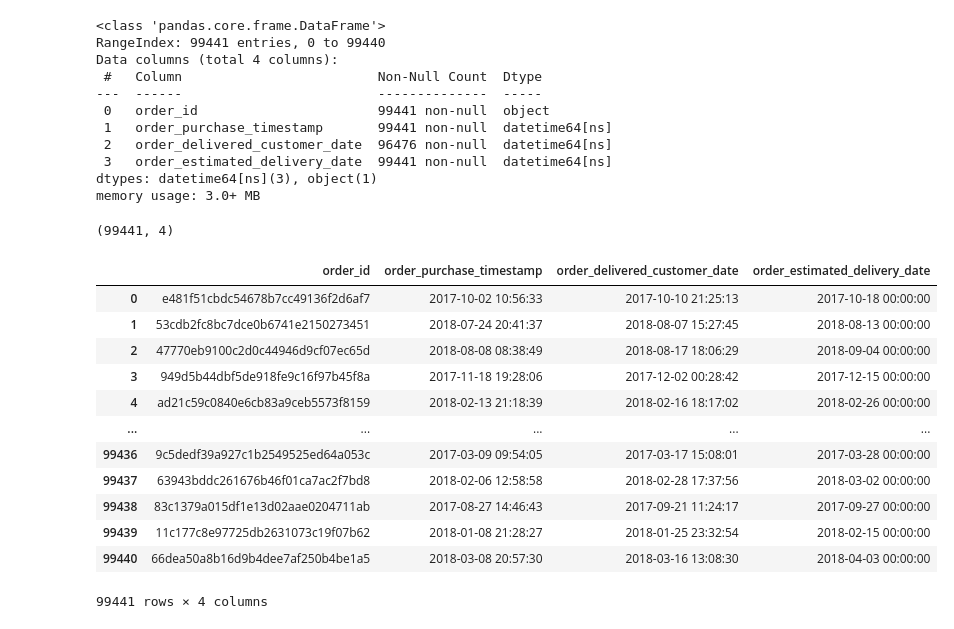
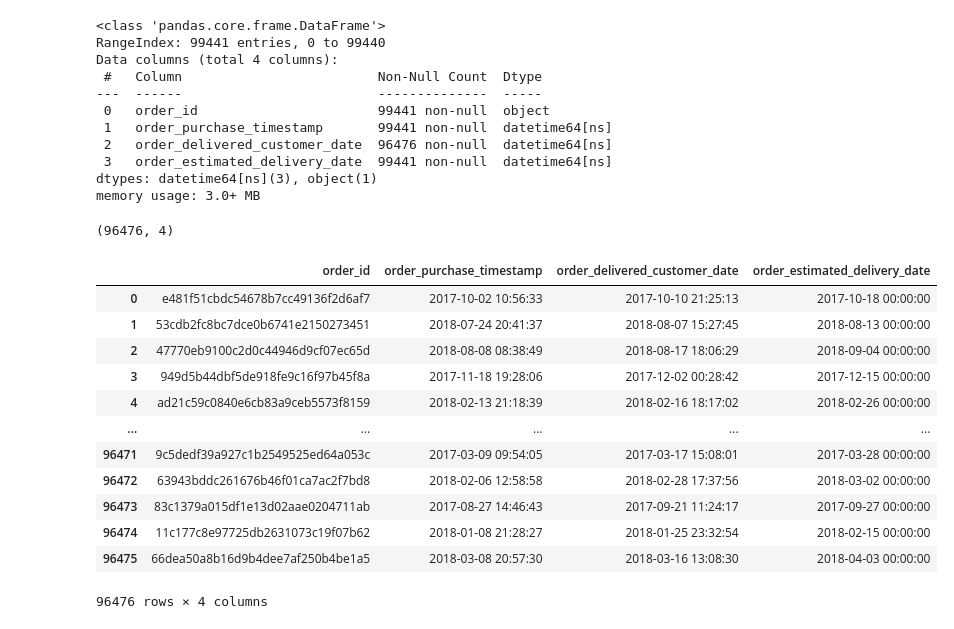
Before and after one commit to MDayvson/Ciencia-de-Dados, a Jupyter notebook: Ciência de Dados Impressionador/18. Utilizando o SQL com dados reais de venda/5. exercicio.ipynb, the cells around one changed output. Saved outputs shown, nothing was run; the diff lists cells and outputs as text; code cells hidden in the pictures.

```diff
--- a/Ciência de Dados Impressionador/18. Utilizando o SQL com dados reais de venda/5. exercicio.ipynb
+++ b/Ciência de Dados Impressionador/18. Utilizando o SQL com dados reais de venda/5. exercicio.ipynb
@@ -121,26 +121,27 @@ memory usage: 3.0+ MB
 # %%
 # mostrando as colunas de interesse
 pedidos = executa_consulta('SELECT order_id, \
                            order_purchase_timestamp, \
                            order_delivered_customer_date, \
                            order_estimated_delivery_date \
-                           FROM orders')
+                           FROM orders \
+                           WHERE order_delivered_customer_date IS NOT NULL')
 pedidos
 # %% [output]
-(99441, 4)
+(96476, 4)
 |  | order_id | order_purchase_timestamp | order_delivered_customer_date | order_estimated_delivery_date |
 | 0 | e481f51cbdc54678b7cc49136f2d6af7 | 2017-10-02 10:56:33 | 2017-10-10 21:25:13 | 2017-10-18 00:00:00 |
 | 1 | 53cdb2fc8bc7dce0b6741e2150273451 | 2018-07-24 20:41:37 | 2018-08-07 15:27:45 | 2018-08-13 00:00:00 |
 | 2 | 47770eb9100c2d0c44946d9cf07ec65d | 2018-08-08 08:38:49 | 2018-08-17 18:06:29 | 2018-09-04 00:00:00 |
 | 3 | 949d5b44dbf5de918fe9c16f97b45f8a | 2017-11-18 19:28:06 | 2017-12-02 00:28:42 | 2017-12-15 00:00:00 |
 | 4 | ad21c59c0840e6cb83a9ceb5573f8159 | 2018-02-13 21:18:39 | 2018-02-16 18:17:02 | 2018-02-26 00:00:00 |
 | ... | ... | ... | ... | ... |
-| 99436 | 9c5dedf39a927c1b2549525ed64a053c | 2017-03-09 09:54:05 | 2017-03-17 15:08:01 | 2017-03-28 00:00:00 |
-| 99437 | 63943bddc261676b46f01ca7ac2f7bd8 | 2018-02-06 12:58:58 | 2018-02-28 17:37:56 | 2018-03-02 00:00:00 |
-| 99438 | 83c1379a015df1e13d02aae0204711ab | 2017-08-27 14:46:43 | 2017-09-21 11:24:17 | 2017-09-27 00:00:00 |
-| 99439 | 11c177c8e97725db2631073c19f07b62 | 2018-01-08 21:28:27 | 2018-01-25 23:32:54 | 2018-02-15 00:00:00 |
-| 99440 | 66dea50a8b16d9b4dee7af250b4be1a5 | 2018-03-08 20:57:30 | 2018-03-16 13:08:30 | 2018-04-03 00:00:00 |
+| 96471 | 9c5dedf39a927c1b2549525ed64a053c | 2017-03-09 09:54:05 | 2017-03-17 15:08:01 | 2017-03-28 00:00:00 |
+| 96472 | 63943bddc261676b46f01ca7ac2f7bd8 | 2018-02-06 12:58:58 | 2018-02-28 17:37:56 | 2018-03-02 00:00:00 |
+| 96473 | 83c1379a015df1e13d02aae0204711ab | 2017-08-27 14:46:43 | 2017-09-21 11:24:17 | 2017-09-27 00:00:00 |
+| 96474 | 11c177c8e97725db2631073c19f07b62 | 2018-01-08 21:28:27 | 2018-01-25 23:32:54 | 2018-02-15 00:00:00 |
+| 96475 | 66dea50a8b16d9b4dee7af250b4be1a5 | 2018-03-08 20:57:30 | 2018-03-16 13:08:30 | 2018-04-03 00:00:00 |
-99441 rows × 4 columns
+96476 rows × 4 columns
 # %%
 pedidos['delivery_delayed'] = pedidos['order_delivered_customer_date'] > pedidos['order_estimated_delivery_date']
 
```
Also changed, not shown: parts of 13 cells of this notebook.
